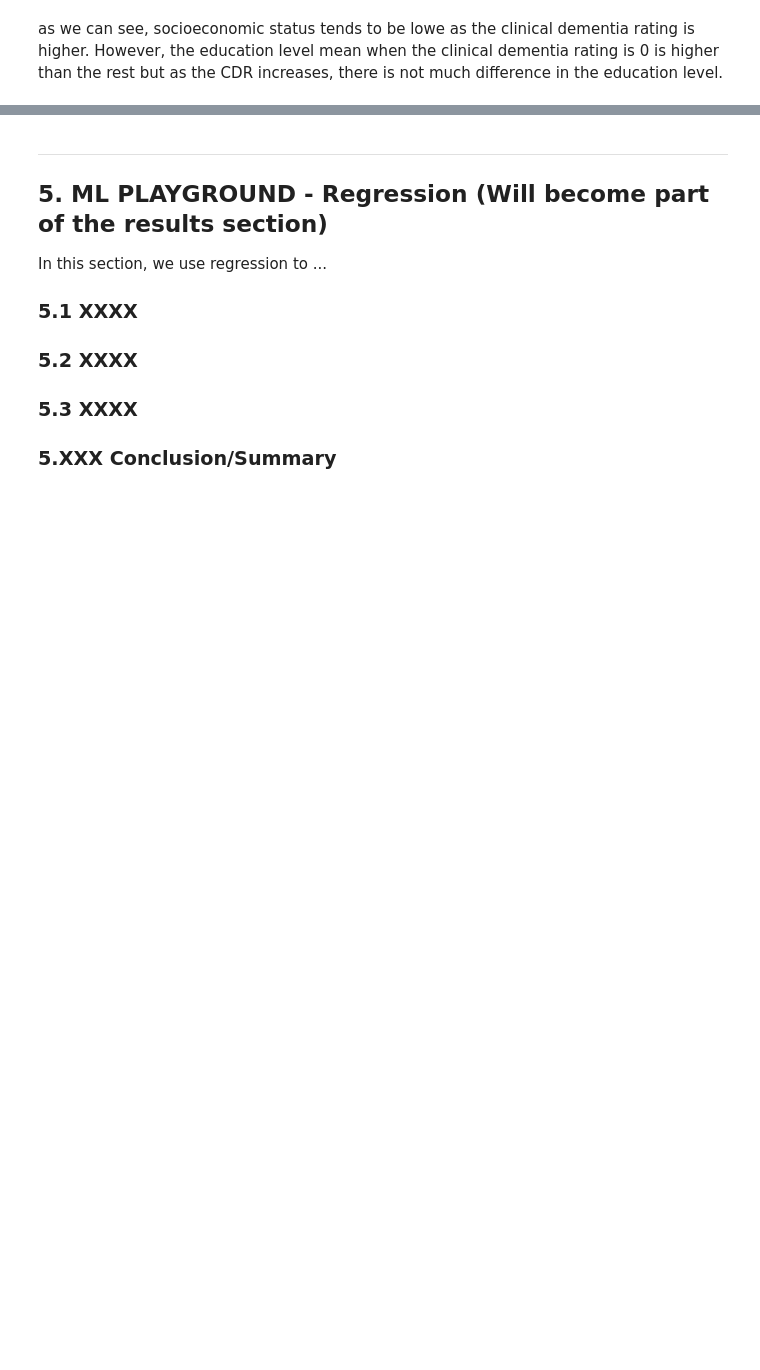
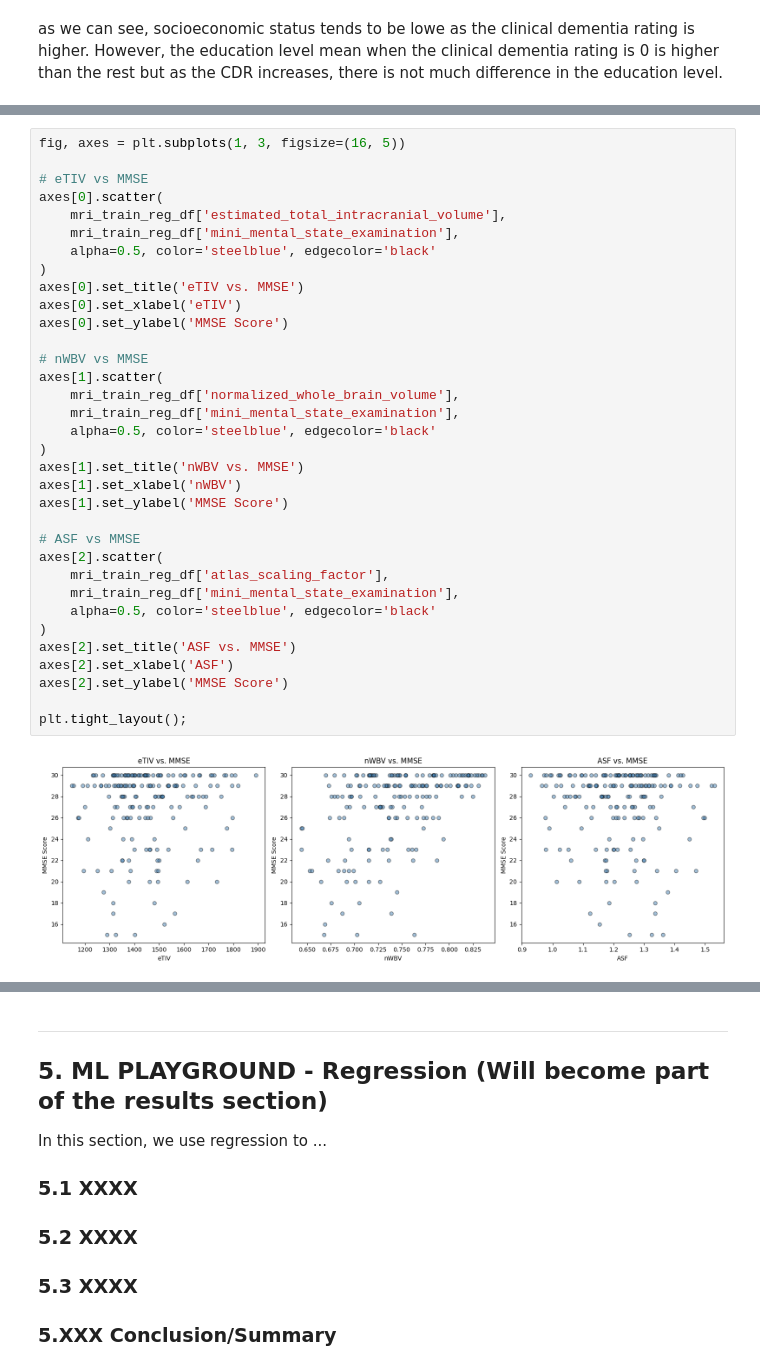
Before and after one commit to Carlos-PC05/FinalProjectCS-362, a Jupyter notebook: FinalReport_SP26_RV_PC_MASTERFILE.ipynb, the cells around one changed output, grey strips where cells are left out. Cells and saved outputs as stored; diff of their text form; blank space fills up the shorter version.

```diff
--- a/FinalReport_SP26_RV_PC_MASTERFILE.ipynb
+++ b/FinalReport_SP26_RV_PC_MASTERFILE.ipynb
@@ -703,0 +808,36 @@ However, the education level mean when the clinical dementia rating is 0 is high
+# %%
+fig, axes = plt.subplots(1, 3, figsize=(16, 5))
+
+# eTIV vs MMSE
+axes[0].scatter(
+    mri_train_reg_df['estimated_total_intracranial_volume'],
+    mri_train_reg_df['mini_mental_state_examination'],
+    alpha=0.5, color='steelblue', edgecolor='black'
+)
+axes[0].set_title('eTIV vs. MMSE')
+axes[0].set_xlabel('eTIV')
+axes[0].set_ylabel('MMSE Score')
+
+# nWBV vs MMSE
+axes[1].scatter(
+    mri_train_reg_df['normalized_whole_brain_volume'],
+    mri_train_reg_df['mini_mental_state_examination'],
+    alpha=0.5, color='steelblue', edgecolor='black'
+)
+axes[1].set_title('nWBV vs. MMSE')
+axes[1].set_xlabel('nWBV')
+axes[1].set_ylabel('MMSE Score')
+
+# ASF vs MMSE
+axes[2].scatter(
+    mri_train_reg_df['atlas_scaling_factor'],
+    mri_train_reg_df['mini_mental_state_examination'],
+    alpha=0.5, color='steelblue', edgecolor='black'
+)
+axes[2].set_title('ASF vs. MMSE')
+axes[2].set_xlabel('ASF')
+axes[2].set_ylabel('MMSE Score')
+
+plt.tight_layout();
+# %% [output]
+[figure, added]
```
Also changed, not shown: parts of 16 cells of this notebook.
